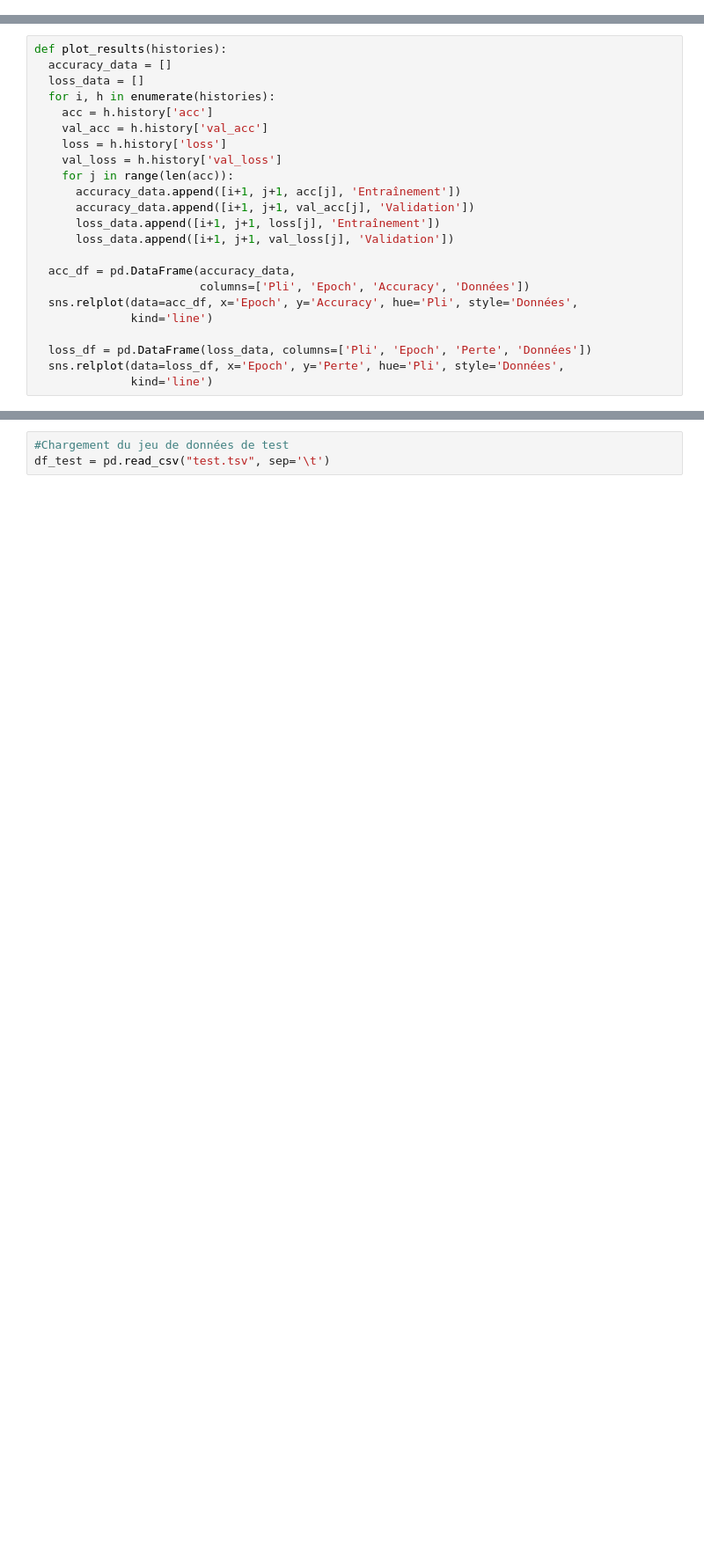
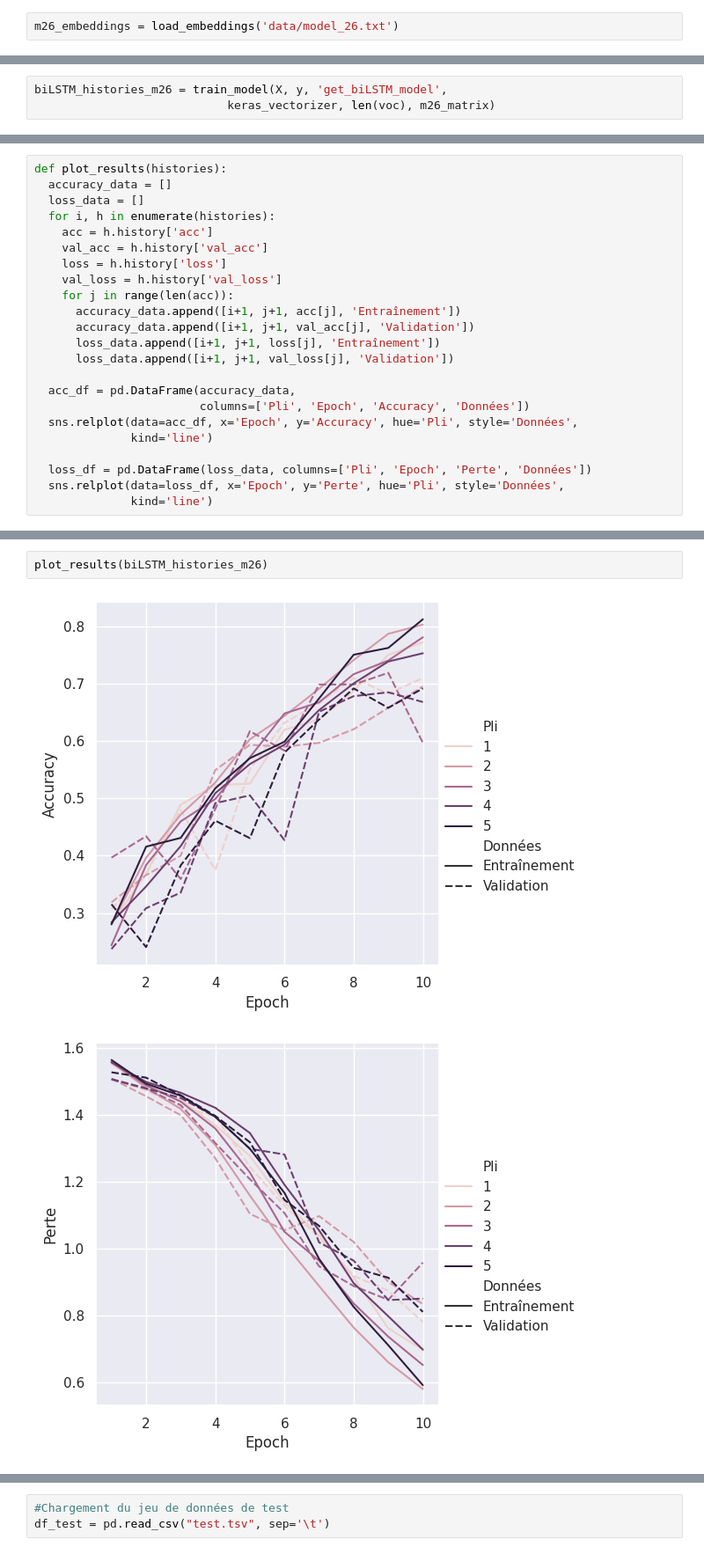
Before and after one commit to zoemarquis/projet-TAL, a Jupyter notebook: notebook Kruzic Marquis.ipynb, the cells around one changed output, grey strips where cells are left out. Shown at 88% size. Drawn from its saved outputs; the diff is of its cells as text; blank space fills up the shorter version.

```diff
--- a/notebook Kruzic Marquis.ipynb
+++ b/notebook Kruzic Marquis.ipynb
@@ -1251,0 +1619,2 @@ glove_embeddings = load_embeddings('glove.42B.300d/glove.42B.300d.txt')
+# %%
+m26_embeddings = load_embeddings('data/model_26.txt')
@@ -1357,0 +1823,3 @@ print(X_train, X_test, y_train, y_test)
+# %%
+biLSTM_histories_m26 = train_model(X, y, 'get_biLSTM_model',
+                            keras_vectorizer, len(voc), m26_matrix)
@@ -1396,0 +1879,5 @@ print(report)
+# %%
+plot_results(biLSTM_histories_m26)
+# %% [output]
+[figure, added]
+[figure, added]
```
Also changed, not shown: parts of 175 cells of this notebook.
